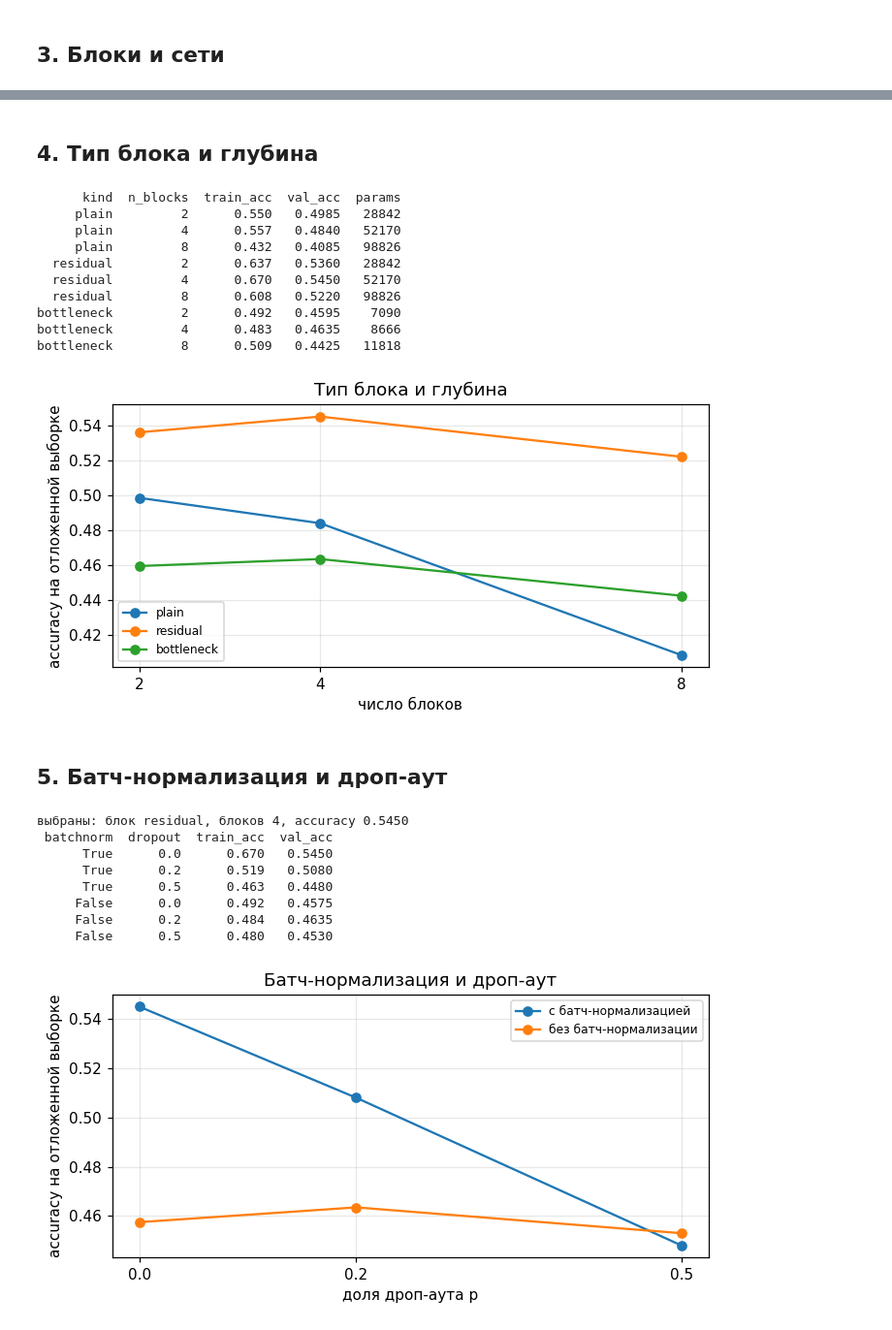
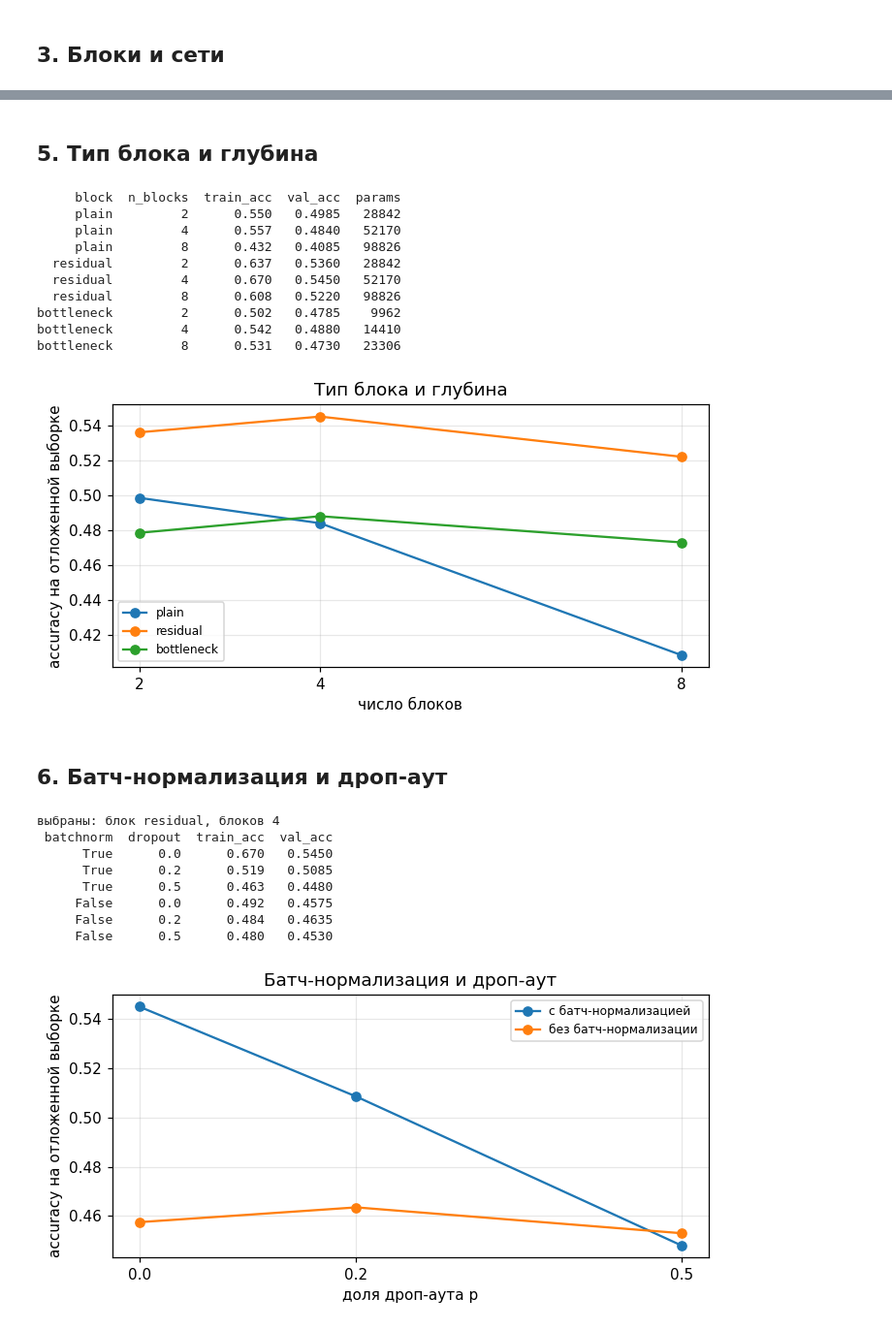
Before and after one commit to UsusCimex/NSU_DeepLearning, a Jupyter notebook: labs/lab-06-resnet/resnet_cifar.ipynb, the cells around one changed output, grey strips where cells are left out. Shown at 97% size. Drawn from its saved outputs; the diff is of its cells as text; code cells hidden in the pictures.

Commit message:
лабораторные 5 и 6 упрощены: сжатие bottleneck перебирается, нормировка по данным, простые циклы и точные имена

```diff
--- a/labs/lab-06-resnet/resnet_cifar.ipynb
+++ b/labs/lab-06-resnet/resnet_cifar.ipynb
@@ -372,7 +400,7 @@ class ConvNet(nn.Module):
     def forward(self, x):
         return self.classifier(self.features(x))
 # %%
-def predict(model, X, batch=500):
+def predict(model, X, batch=1000):
     """Номера классов с наибольшим выходом сети, считаются батчами."""
     model.eval()  # батч-нормализация и дроп-аут переходят в режим применения
     answers = []
@@ -388,8 +416,8 @@ def evaluate(model, X, y):
     return (predict(model, X) == y).sum().item() / len(y)
 
 
-def run(model, X_train, y_train, X_val, y_val, lr, epochs, batch=64, seed=0,
-        X_test=None, y_test=None):
+def train_model(model, X_train, y_train, X_val, y_val, lr, epochs, batch=64, seed=0,
+                X_test=None, y_test=None):
     """Обучение SGD с моментом. После каждой эпохи accuracy на 1000 обучающих
     изображениях, на X_val и, если задана, на X_test. В конце в модели остаются
     веса с эпохи с лучшей accuracy на X_val."""
@@ -425,23 +453,25 @@ def count_params(model):
 
 
 EPOCHS = 10
-BASE: dict = dict(kind='residual', n_blocks=4, channels=16, kernel_size=3, batchnorm=True,
-                  dropout=0.0, head=(), down=1)
+LR = 0.05
+# начальные значения; после каждого этапа в них записываются лучшие найденные
+best_config: dict = dict(block='residual', n_blocks=4, channels=16, kernel_size=3,
+                         batchnorm=True, dropout=0.0, squeeze=2, down_variant=1, hidden_sizes=())
 
 
-def experiment(stage, lr=0.05, **changes):
-    """Обучение сети BASE с изменёнными параметрами на подвыборке CIFAR-10."""
-    config = {**BASE, **changes}  # параметры BASE, часть из них заменена
+def experiment(stage, lr, **changes):
+    """Обучение сети best_config с изменёнными параметрами changes на подвыборке CIFAR-10."""
+    config = dict(best_config, **changes)  # копия best_config, часть параметров заменена
     torch.manual_seed(SEED)
-    model = Net(**config).to(DEVICE)  # веса на видеокарту
-    history = run(model, X_grid, y_grid, X_val, y_val, lr=lr, epochs=EPOCHS)
+    model = BlockNet(**config).to(DEVICE)  # ** передаёт словарь как именованные аргументы
+    history = train_model(model, X_grid, y_grid, X_val, y_val, lr=lr, epochs=EPOCHS)
     best = history['val'].argmax()
     return dict(stage=stage, **config, lr=lr, train_acc=float(history['train'][best]),
                 val_acc=float(history['val'][best]), best_epoch=int(best) + 1,
                 params=count_params(model))
 
 
-demo = Net()
+demo = BlockNet(**best_config)
 print(demo)
 print(f'\nчисло параметров: {count_params(demo):,}')
 # %% [output]
@@ -465,54 +529,60 @@ Net(
 # %% [markdown]
-## 4. Тип блока и глубина
+## 5. Тип блока и глубина
 # %%
-rows = [experiment('глубина', kind=kind, n_blocks=n_blocks)
-        for kind, n_blocks in itertools.product(['plain', 'residual', 'bottleneck'], [2, 4, 8])]
+rows = []
+for block in ['plain', 'residual', 'bottleneck']:
+    for n_blocks in [2, 4, 8]:
+        rows.append(experiment('глубина', LR, block=block, n_blocks=n_blocks))
 depth = pd.DataFrame(rows)
-print(depth[['kind', 'n_blocks', 'train_acc', 'val_acc', 'params']].round(4).to_string(index=False))
+columns = ['block', 'n_blocks', 'train_acc', 'val_acc', 'params']
+print(depth[columns].round(4).to_string(index=False))
 # %% [output]
-      kind  n_blocks  train_acc  val_acc  params
+     block  n_blocks  train_acc  val_acc  params
      plain         2      0.550   0.4985   28842
      plain         4      0.557   0.4840   52170
      plain         8      0.432   0.4085   98826
   residual         2      0.637   0.5360   28842
   residual         4      0.670   0.5450   52170
   residual         8      0.608   0.5220   98826
-bottleneck         2      0.492   0.4595    7090
-bottleneck         4      0.483   0.4635    8666
-bottleneck         8      0.509   0.4425   11818
+bottleneck         2      0.502   0.4785    9962
+bottleneck         4      0.542   0.4880   14410
+bottleneck         8      0.531   0.4730   23306
 # %%
 fig, ax = plt.subplots(figsize=(6.5, 3.4))
-for kind in ['plain', 'residual', 'bottleneck']:
-    part = depth[depth.kind == kind]
-    ax.plot(part.n_blocks, part.val_acc, marker='o', label=kind)
+for block in ['plain', 'residual', 'bottleneck']:
+    part = depth[depth['block'] == block]
+    ax.plot(part['n_blocks'], part['val_acc'], marker='o', label=block)
 ax.set_xticks([2, 4, 8])
 ax.set_xlabel('число блоков')
 ax.set_ylabel('accuracy на отложенной выборке')
 ax.set_title('Тип блока и глубина')
 ax.grid(alpha=0.3)
 ax.legend(fontsize=8)
 plt.tight_layout()
 plt.show()
 # %% [output]
-[figure, old version]
+[figure, new version]
 # %% [markdown]
-## 5. Батч-нормализация и дроп-аут
+## 6. Батч-нормализация и дроп-аут
 # %%
-# выбор только среди блоков с соединением напрямую
-best = depth[depth.kind != 'plain'].sort_values('val_acc', ascending=False).iloc[0]
-BASE.update(kind=best['kind'], n_blocks=int(best['n_blocks']))
-print(f'выбраны: блок {BASE["kind"]}, блоков {BASE["n_blocks"]}, accuracy {best["val_acc"]:.4f}')
+residual_only = depth[depth['block'] != 'plain']  # выбор среди блоков с соединением напрямую
+best = residual_only.iloc[residual_only['val_acc'].argmax()]
+best_config['block'] = best['block']
+best_config['n_blocks'] = int(best['n_blocks'])
+print(f"выбраны: блок {best_config['block']}, блоков {best_config['n_blocks']}")
 
-rows = [experiment('batchnorm и dropout', batchnorm=batchnorm, dropout=dropout)
-        for batchnorm, dropout in itertools.product([True, False], [0.0, 0.2, 0.5])]
+rows = []
+for batchnorm in [True, False]:
+    for dropout in [0.0, 0.2, 0.5]:
+        rows.append(experiment('batchnorm и dropout', LR, batchnorm=batchnorm, dropout=dropout))
 regularization = pd.DataFrame(rows)
 columns = ['batchnorm', 'dropout', 'train_acc', 'val_acc']
 print(regularization[columns].round(4).to_string(index=False))
 # %% [output]
-выбраны: блок residual, блоков 4, accuracy 0.5450
+выбраны: блок residual, блоков 4
  batchnorm  dropout  train_acc  val_acc
       True      0.0      0.670   0.5450
-      True      0.2      0.519   0.5080
+      True      0.2      0.519   0.5085
       True      0.5      0.463   0.4480
      False      0.0      0.492   0.4575
      False      0.2      0.484   0.4635
```
Also changed, not shown: parts of 26 cells of this notebook, 4 other files.
